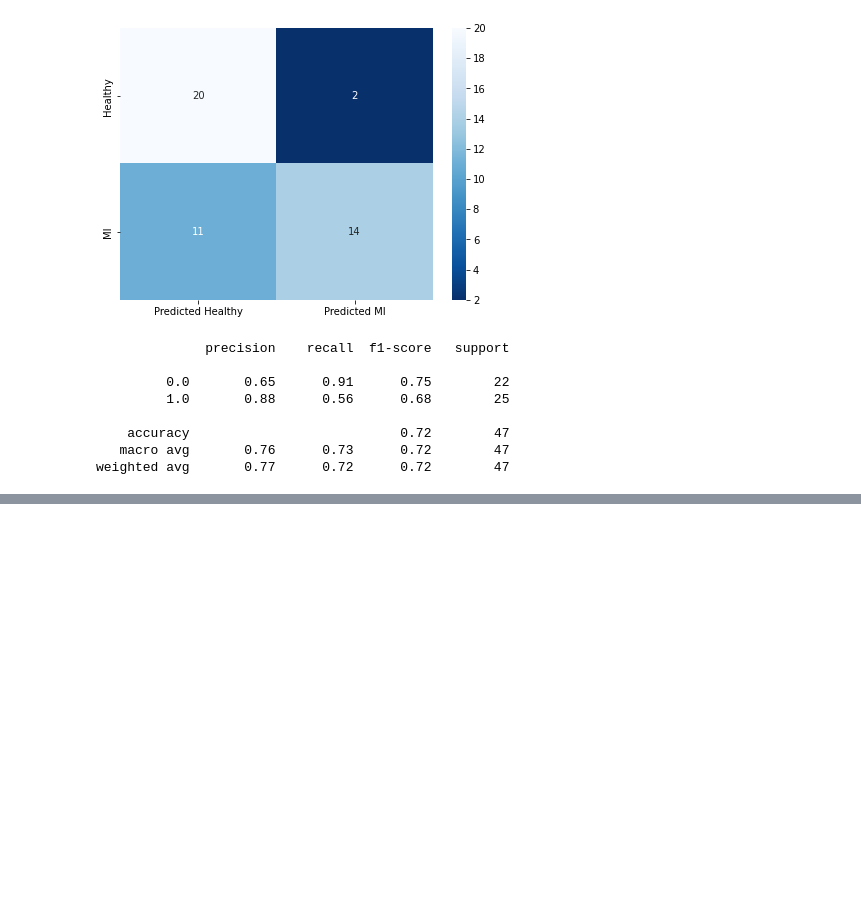
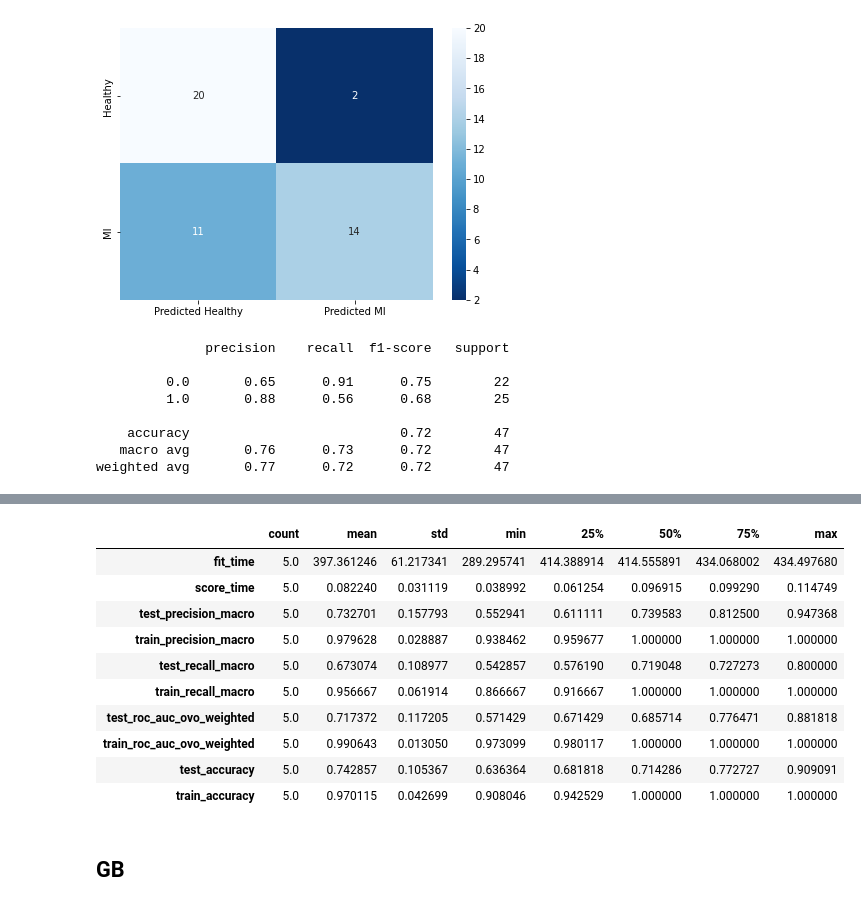
Before and after one commit to MehrdadSamadishadlou/miR_Signature_MI_GSE61741, a Jupyter notebook: log2_RF_XGB.ipynb, the cells around one changed output, grey strips where cells are left out. Cells and saved outputs as stored; diff of their text form; code cells hidden in the pictures; blank space fills up the shorter version.

Commit message:
Adding Nested CV

```diff
--- a/log2_RF_XGB.ipynb
+++ b/log2_RF_XGB.ipynb
@@ -541,0 +551,16 @@ weighted avg       0.77      0.72      0.72        47
+# %%
+model = RandomForestClassifier(random_state=1)
+
+param_grid = {
+    'n_estimators' : [50, 100, 200, 300],
+    'criterion' : ['gini', 'entropy'],
+    'max_depth' : [3, 6, 9, 15],
+    'max_features' : [2, 3, 4, 5, 6]
+}
+# %%
+search = GridSearchCV(model, param_grid, scoring='accuracy', n_jobs=-1, cv=cv_inner, refit=True)
+# %%
+# execute the nested cross-validation
+scoring = ['precision_macro', 'recall_macro', 'roc_auc_ovo_weighted', 'accuracy']
+scores = cross_validate(search, X_train, y_train, scoring=scoring, cv=cv_outer, n_jobs=-1,
+                        return_train_score=True)
@@ -541,0 +581,18 @@ weighted avg       0.77      0.72      0.72        47
+# %%
+sc=pd.DataFrame(scores)
+# %%
+sc.describe().T
+# %% [output]
+|  | count | mean | std | min | 25% | 50% | 75% | max |
+| fit_time | 5.0 | 397.361246 | 61.217341 | 289.295741 | 414.388914 | 414.555891 | 434.068002 | 434.497680 |
+| score_time | 5.0 | 0.082240 | 0.031119 | 0.038992 | 0.061254 | 0.096915 | 0.099290 | 0.114749 |
+| test_precision_macro | 5.0 | 0.732701 | 0.157793 | 0.552941 | 0.611111 | 0.739583 | 0.812500 | 0.947368 |
+| train_precision_macro | 5.0 | 0.979628 | 0.028887 | 0.938462 | 0.959677 | 1.000000 | 1.000000 | 1.000000 |
+| test_recall_macro | 5.0 | 0.673074 | 0.108977 | 0.542857 | 0.576190 | 0.719048 | 0.727273 | 0.800000 |
+| train_recall_macro | 5.0 | 0.956667 | 0.061914 | 0.866667 | 0.916667 | 1.000000 | 1.000000 | 1.000000 |
+| test_roc_auc_ovo_weighted | 5.0 | 0.717372 | 0.117205 | 0.571429 | 0.671429 | 0.685714 | 0.776471 | 0.881818 |
+| train_roc_auc_ovo_weighted | 5.0 | 0.990643 | 0.013050 | 0.973099 | 0.980117 | 1.000000 | 1.000000 | 1.000000 |
+| test_accuracy | 5.0 | 0.742857 | 0.105367 | 0.636364 | 0.681818 | 0.714286 | 0.772727 | 0.909091 |
+| train_accuracy | 5.0 | 0.970115 | 0.042699 | 0.908046 | 0.942529 | 1.000000 | 1.000000 | 1.000000 |
+# %% [markdown]
+## GB
```
Also changed, not shown: parts of 11 cells of this notebook, 1 other file.
